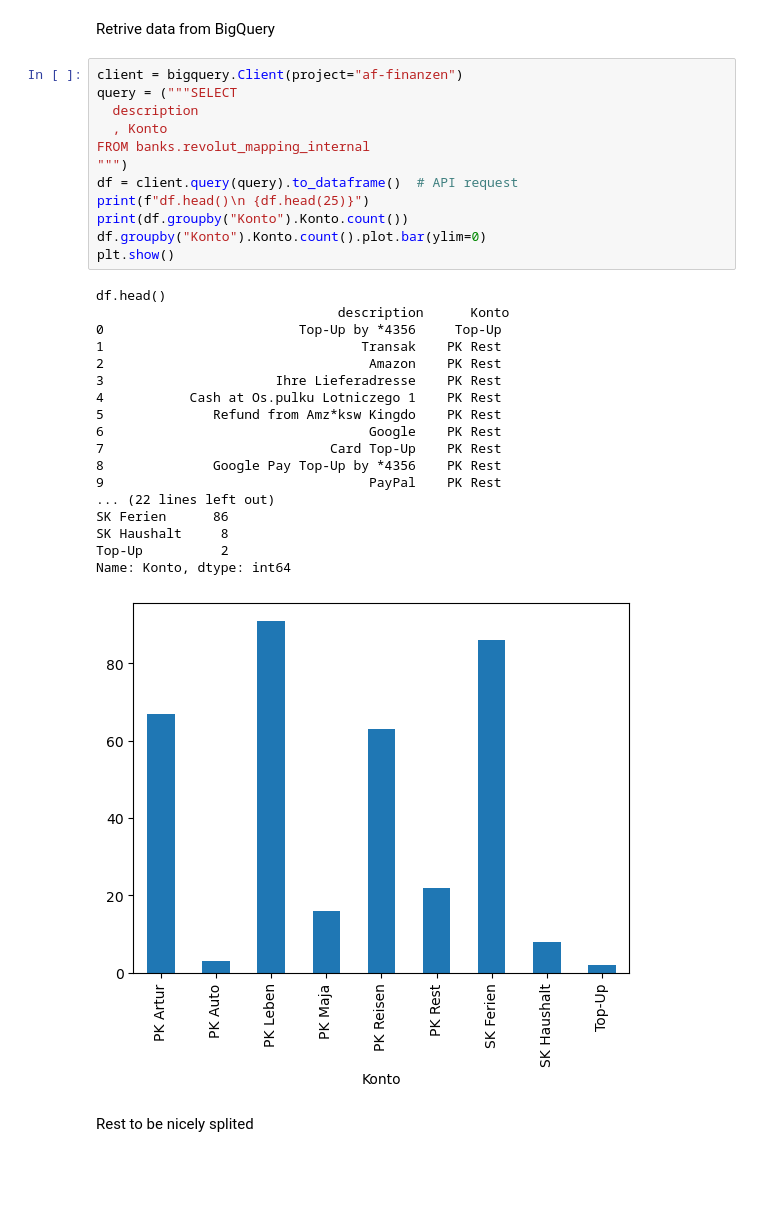
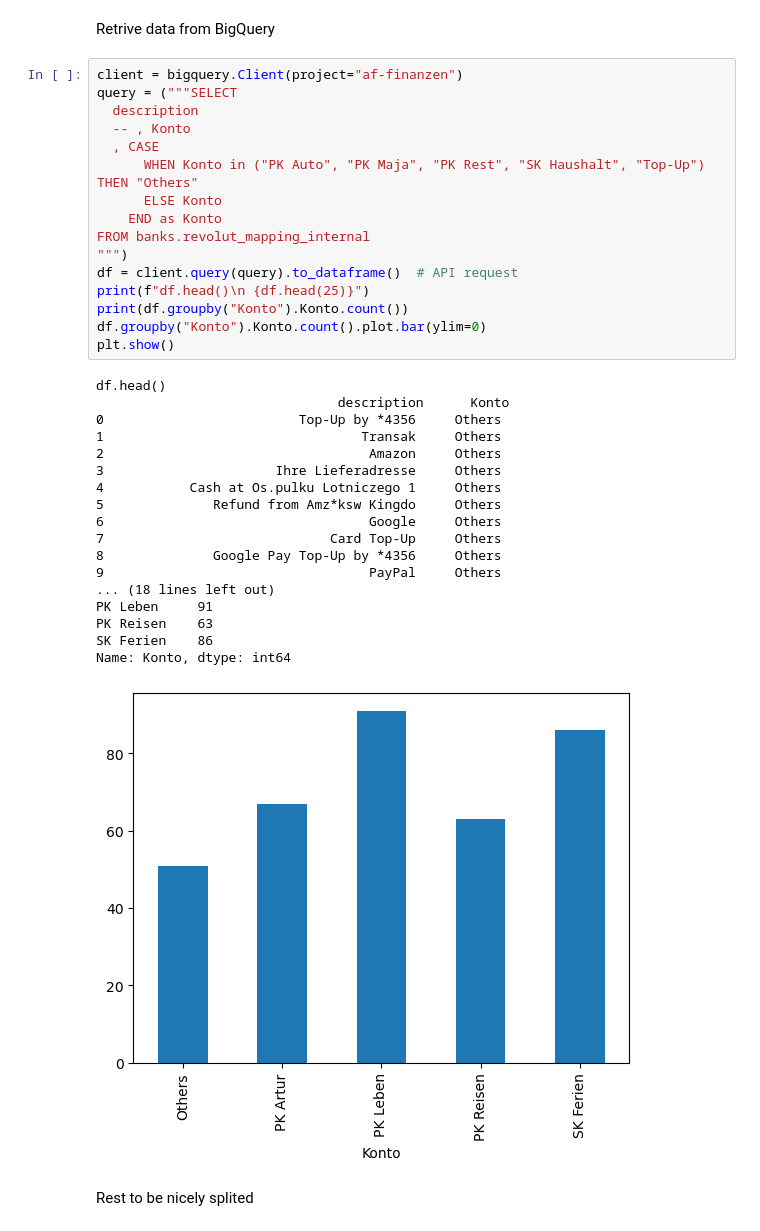
Before and after one commit to arturroo/af-finanzen, a Jupyter notebook: jupiter/transaktionator-lr/main.ipynb, the cells around one changed output. Cells and saved outputs as stored; diff of their text form; blank space fills up the shorter version.

```diff
--- a/jupiter/transaktionator-lr/main.ipynb
+++ b/jupiter/transaktionator-lr/main.ipynb
@@ -46,34 +46,38 @@ Retrive data from BigQuery
 # %%
 client = bigquery.Client(project="af-finanzen")
 query = ("""SELECT
   description
-  , Konto
+  -- , Konto
+  , CASE
+      WHEN Konto in ("PK Auto", "PK Maja", "PK Rest", "SK Haushalt", "Top-Up") THEN "Others"
+      ELSE Konto
+    END as Konto
 FROM banks.revolut_mapping_internal
 """)
 df = client.query(query).to_dataframe()  # API request
 print(f"df.head()\n {df.head(25)}")
 print(df.groupby("Konto").Konto.count())
 df.groupby("Konto").Konto.count().plot.bar(ylim=0)
 plt.show()
 # %% [output]
 df.head()
                                description      Konto
-0                         Top-Up by *4356     Top-Up
-1                                 Transak    PK Rest
-2                                  Amazon    PK Rest
-3                      Ihre Lieferadresse    PK Rest
-4           Cash at Os.pulku Lotniczego 1    PK Rest
-5              Refund from Amz*ksw Kingdo    PK Rest
-6                                  Google    PK Rest
-7                             Card Top-Up    PK Rest
-8              Google Pay Top-Up by *4356    PK Rest
-9                                  PayPal    PK Rest
-... (22 lines left out)
-SK Ferien      86
-SK Haushalt     8
-Top-Up          2
+0                         Top-Up by *4356     Others
+1                                 Transak     Others
+2                                  Amazon     Others
+3                      Ihre Lieferadresse     Others
+4           Cash at Os.pulku Lotniczego 1     Others
+5              Refund from Amz*ksw Kingdo     Others
+6                                  Google     Others
+7                             Card Top-Up     Others
+8              Google Pay Top-Up by *4356     Others
+9                                  PayPal     Others
+... (18 lines left out)
+PK Leben     91
+PK Reisen    63
+SK Ferien    86
 Name: Konto, dtype: int64
-[figure, old version]
+[figure, new version]
 # %% [markdown]
 Rest to be nicely splited
 # %%
```
Also changed, not shown: parts of 1 cell of this notebook, 5 other files.
